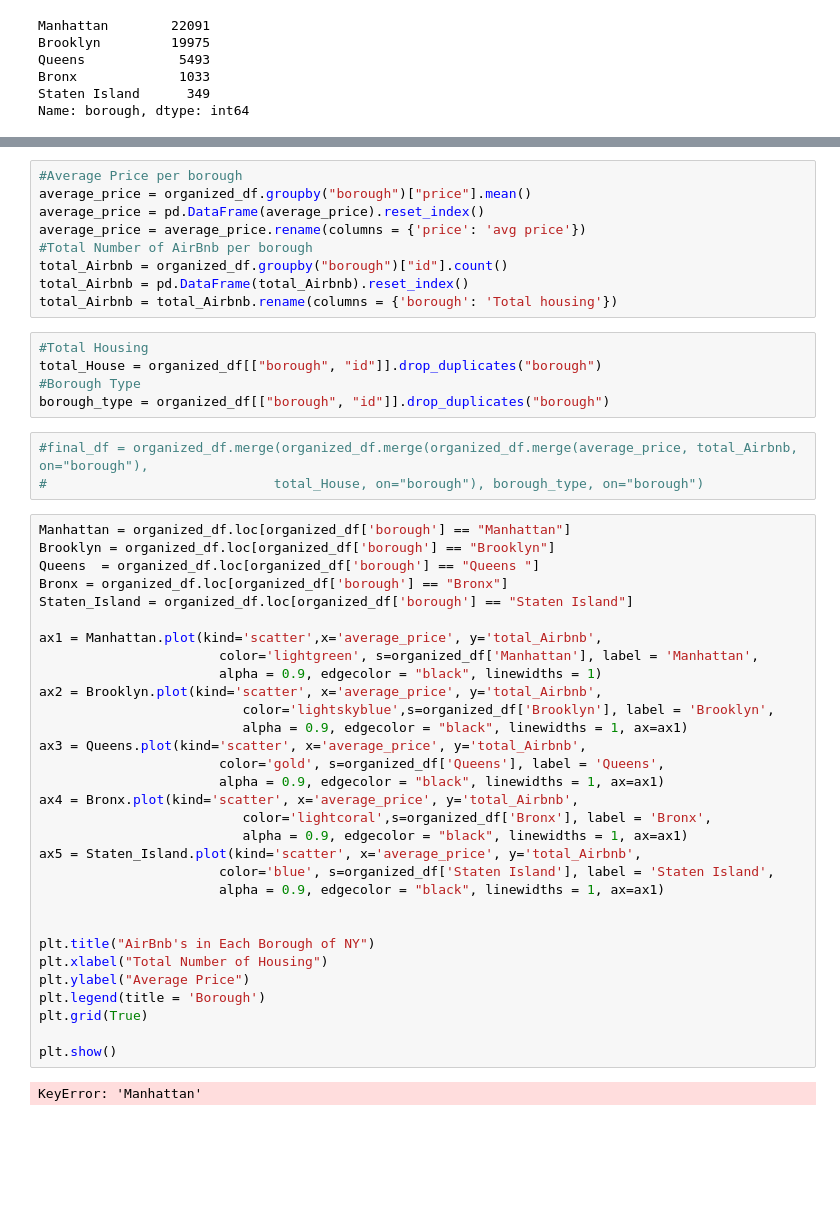
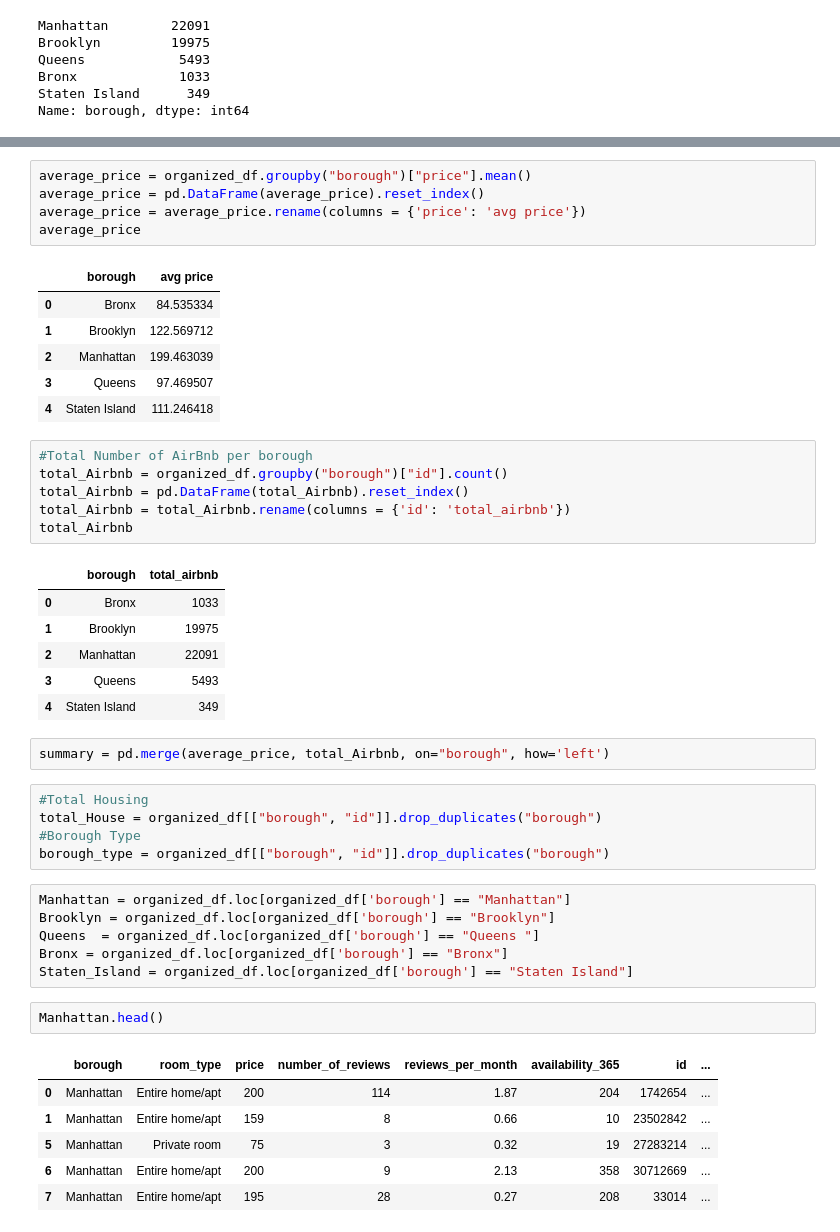
Before and after one commit to GeunT/Group-12-Project-1, a Jupyter notebook: Airbnb_starter_data.ipynb, the cells around one changed output, grey strips where cells are left out. Drawn from its saved outputs; the diff is of its cells as text; blank space fills up the shorter version.

```diff
--- a/Airbnb_starter_data.ipynb
+++ b/Airbnb_starter_data.ipynb
@@ -141,50 +210,47 @@ Name: borough, dtype: int64
+# %%
+average_price = organized_df.groupby("borough")["price"].mean()
+average_price = pd.DataFrame(average_price).reset_index()
+average_price = average_price.rename(columns = {'price': 'avg price'})
+average_price
+# %% [output]
+|  | borough | avg price |
+| 0 | Bronx | 84.535334 |
+| 1 | Brooklyn | 122.569712 |
+| 2 | Manhattan | 199.463039 |
+| 3 | Queens | 97.469507 |
+| 4 | Staten Island | 111.246418 |
 # %%
-#Average Price per borough
-average_price = organized_df.groupby("borough")["price"].mean()
-average_price = pd.DataFrame(average_price).reset_index()
-average_price = average_price.rename(columns = {'price': 'avg price'})
 #Total Number of AirBnb per borough
 total_Airbnb = organized_df.groupby("borough")["id"].count()
 total_Airbnb = pd.DataFrame(total_Airbnb).reset_index()
-total_Airbnb = total_Airbnb.rename(columns = {'borough': 'Total housing'})
+total_Airbnb = total_Airbnb.rename(columns = {'id': 'total_airbnb'})
+total_Airbnb
+# %% [output]
+|  | borough | total_airbnb |
+| 0 | Bronx | 1033 |
+| 1 | Brooklyn | 19975 |
+| 2 | Manhattan | 22091 |
+| 3 | Queens | 5493 |
+| 4 | Staten Island | 349 |
+# %%
+summary = pd.merge(average_price, total_Airbnb, on="borough", how='left')
 # %%
 #Total Housing
 total_House = organized_df[["borough", "id"]].drop_duplicates("borough")
 #Borough Type
 borough_type = organized_df[["borough", "id"]].drop_duplicates("borough")
-# %%
-#final_df = organized_df.merge(organized_df.merge(organized_df.merge(average_price, total_Airbnb, on="borough"),
-#                             total_House, on="borough"), borough_type, on="borough")
-# %%
-Manhattan = organized_df.loc[organized_df['borough'] == "Manhattan"]
-Brooklyn = organized_df.loc[organized_df['borough'] == "Brooklyn"]
-Queens  = organized_df.loc[organized_df['borough'] == "Queens "]
-Bronx = organized_df.loc[organized_df['borough'] == "Bronx"]
-Staten_Island = organized_df.loc[organized_df['borough'] == "Staten Island"]
-
-ax1 = Manhattan.plot(kind='scatter',x='average_price', y='total_Airbnb',
-                       color='lightgreen', s=organized_df['Manhattan'], label = 'Manhattan',
-                       alpha = 0.9, edgecolor = "black", linewidths = 1)
-ax2 = Brooklyn.plot(kind='scatter', x='average_price', y='total_Airbnb',
-                          color='lightskyblue',s=organized_df['Brooklyn'], label = 'Brooklyn',
-                          alpha = 0.9, edgecolor = "black", linewidths = 1, ax=ax1)
-ax3 = Queens.plot(kind='scatter', x='average_price', y='total_Airbnb',
-                       color='gold', s=organized_df['Queens'], label = 'Queens',
-                       alpha = 0.9, edgecolor = "black", linewidths = 1, ax=ax1)
-ax4 = Bronx.plot(kind='scatter', x='average_price', y='total_Airbnb',
-                          color='lightcoral',s=organized_df['Bronx'], label = 'Bronx',
-                          alpha = 0.9, edgecolor = "black", linewidths = 1, ax=ax1)
-ax5 = Staten_Island.plot(kind='scatter', x='average_price', y='total_Airbnb',
-                       color='blue', s=organized_df['Staten Island'], label = 'Staten Island',
-                       alpha = 0.9, edgecolor = "black", linewidths = 1, ax=ax1)
-
-
-plt.title("AirBnb's in Each Borough of NY")
-plt.xlabel("Total Number of Housing")
-plt.ylabel("Average Price")
-plt.legend(title = 'Borough')
-plt.grid(True)
-
-plt.show()
-# %% [output]
-KeyError: 'Manhattan'
+# %%
+Manhattan = organized_df.loc[organized_df['borough'] == "Manhattan"]
+Brooklyn = organized_df.loc[organized_df['borough'] == "Brooklyn"]
+Queens  = organized_df.loc[organized_df['borough'] == "Queens "]
+Bronx = organized_df.loc[organized_df['borough'] == "Bronx"]
+Staten_Island = organized_df.loc[organized_df['borough'] == "Staten Island"]
+# %%
+Manhattan.head()
+# %% [output]
+|  | borough | room_type | price | number_of_reviews | reviews_per_month | availability_365 | id | ... |
+| 0 | Manhattan | Entire home/apt | 200 | 114 | 1.87 | 204 | 1742654 | ... |
+| 1 | Manhattan | Entire home/apt | 159 | 8 | 0.66 | 10 | 23502842 | ... |
+| 5 | Manhattan | Private room | 75 | 3 | 0.32 | 19 | 27283214 | ... |
+| 6 | Manhattan | Entire home/apt | 200 | 9 | 2.13 | 358 | 30712669 | ... |
+| 7 | Manhattan | Entire home/apt | 195 | 28 | 0.27 | 208 | 33014 | ... |
```
Also changed, not shown: parts of 12 cells of this notebook, 1 other file.
